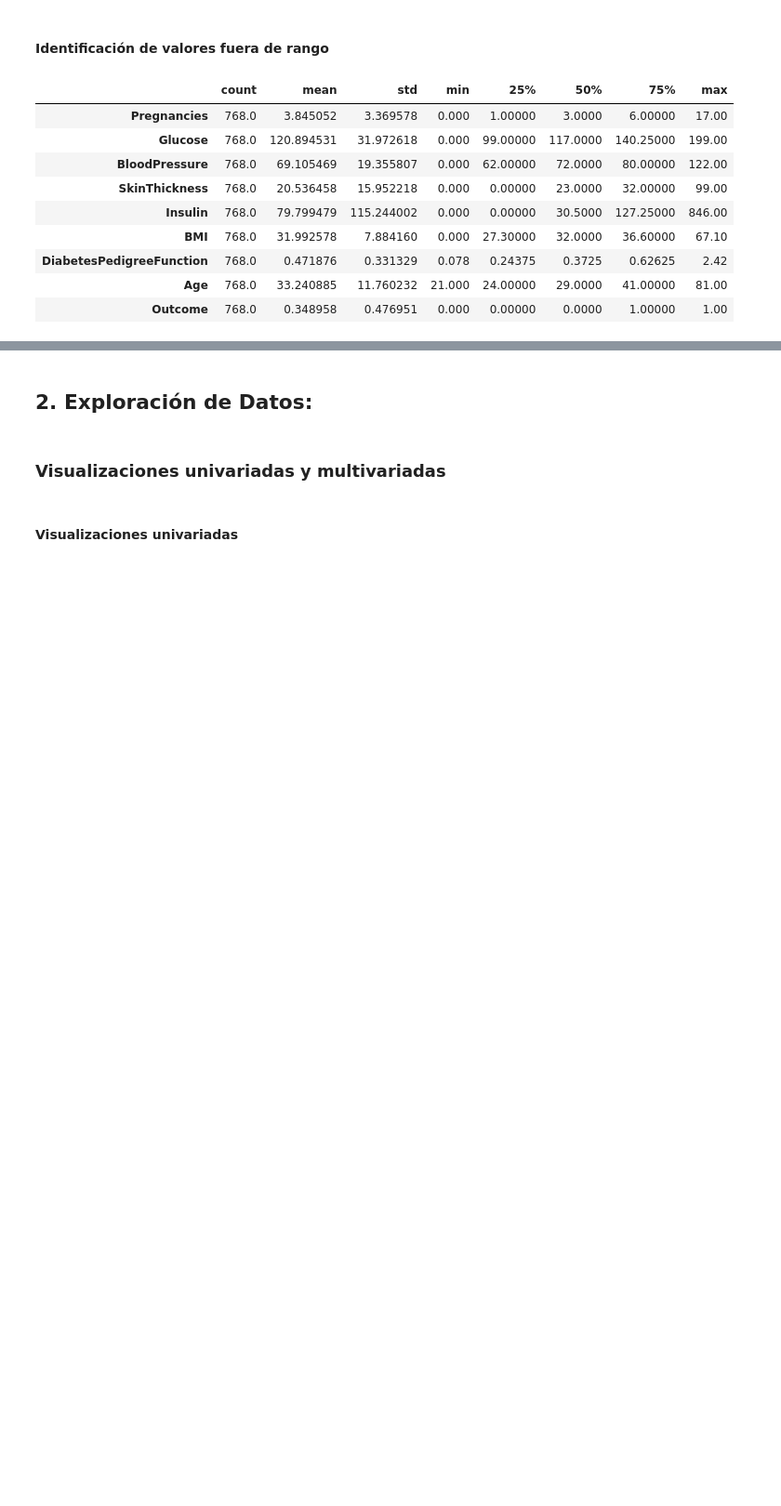
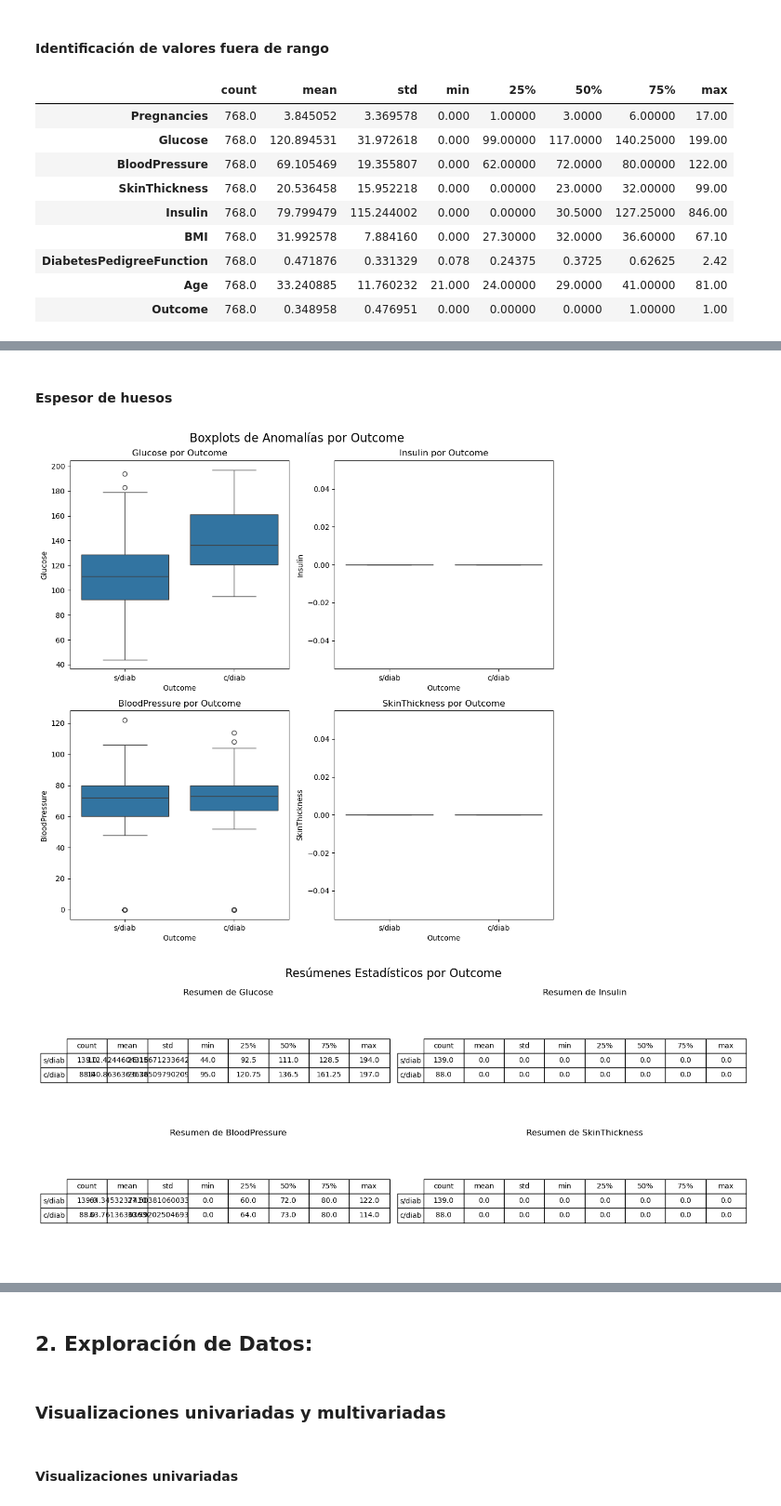
Before and after one commit to iair/mitic-data-science-team-1-septiembre-2024, a Jupyter notebook: mitic-data-science-team-1-septiembre-2024/machine-learning/pruebas-resueltas/segundo-intento.ipynb, the cells around one changed output, grey strips where cells are left out. Shown at 93% size. Saved outputs shown, nothing was run; the diff lists cells and outputs as text; code cells hidden in the pictures; blank space fills up the shorter version.

```diff
--- a/mitic-data-science-team-1-septiembre-2024/machine-learning/pruebas-resueltas/segundo-intento.ipynb
+++ b/mitic-data-science-team-1-septiembre-2024/machine-learning/pruebas-resueltas/segundo-intento.ipynb
@@ -550,0 +388,7 @@ plt.show()
+# %% [markdown]
+#### Espesor de huesos
+# %%
+outcome_0,outcome_1 =  analizar_y_graficar_anomalias(anormales.get('SkinThickness'))
+# %% [output]
+[figure, added]
+[figure, added]
```
Also changed, not shown: parts of 54 cells of this notebook, 5 other files.
